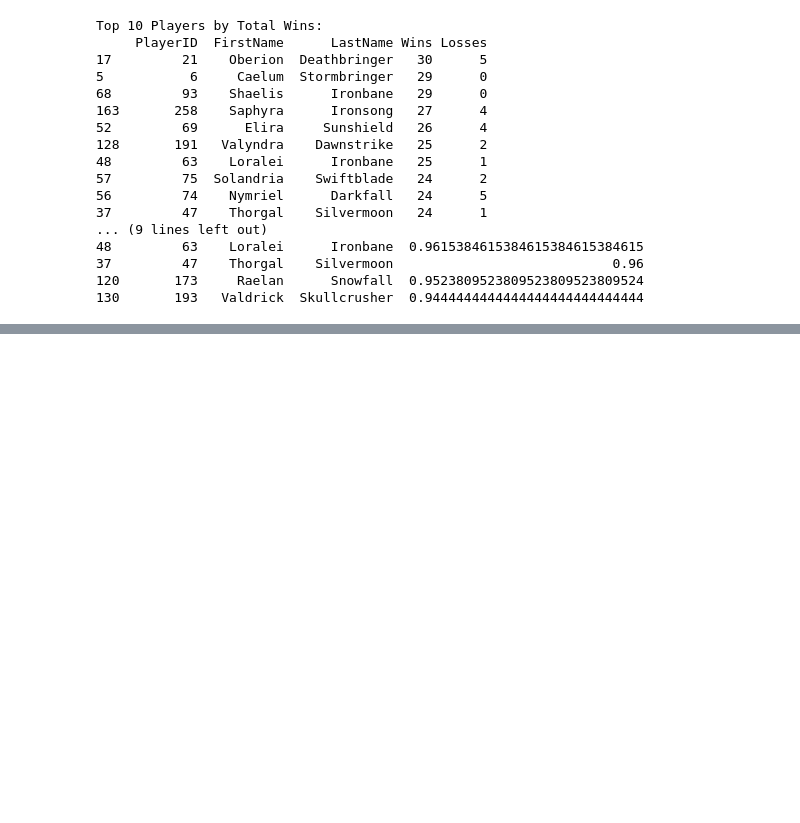
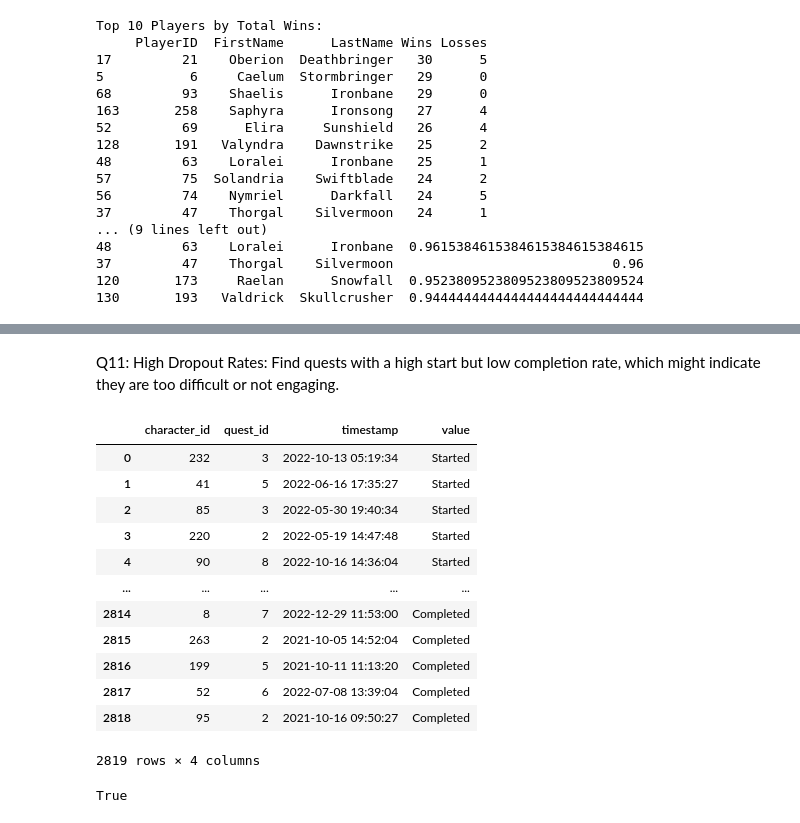
Before and after one commit to fabianzorr/Mystic_quest_Group_Project, a Jupyter notebook: Week_4_Refining_DB.ipynb, the cells around one changed output, grey strips where cells are left out. Drawn from its saved outputs; the diff is of its cells as text; code cells hidden in the pictures; blank space fills up the shorter version.

```diff
--- a/Week_4_Refining_DB.ipynb
+++ b/Week_4_Refining_DB.ipynb
@@ -1024,0 +1505,3 @@ Top 10 Players by Total Wins:
+# %% [markdown]
+Q11: High Dropout Rates: Find quests with a high start but low completion rate,
+which might indicate they are too difficult or not engaging.
@@ -1024,0 +1570,38 @@ Top 10 Players by Total Wins:
+# %%
+# Sample 60% of the original DataFrame
+sample_df = quest_events_df.sample(frac=0.7).reset_index(drop=True)
+
+# Add delta to the timestamps
+deltas = [
+    timedelta(
+        days=np.random.randint(0, 30),
+        hours=np.random.randint(0, 24),
+        minutes=np.random.randint(0, 60),
+        seconds=np.random.randint(0, 60)
+    ) for _ in range(len(sample_df))
+]
+
+sample_df['timestamp'] = sample_df['timestamp'] + pd.Series(deltas)
+sample_df['value'] = 'Completed'
+
+# Concatenate the original DataFrame with the new rows
+quest_events_df = pd.concat([quest_events_df, sample_df]).reset_index(drop=True)
+
+# Ensure there are no duplicates
+quest_events_df = quest_events_df.drop_duplicates(subset=['character_id', 'quest_id', 'value'])
+# %%
+quest_events_df
+# %% [output]
+|  | character_id | quest_id | timestamp | value |
+| 0 | 232 | 3 | 2022-10-13 05:19:34 | Started |
+| 1 | 41 | 5 | 2022-06-16 17:35:27 | Started |
+| 2 | 85 | 3 | 2022-05-30 19:40:34 | Started |
+| 3 | 220 | 2 | 2022-05-19 14:47:48 | Started |
+| 4 | 90 | 8 | 2022-10-16 14:36:04 | Started |
+| ... | ... | ... | ... | ... |
+| 2814 | 8 | 7 | 2022-12-29 11:53:00 | Completed |
+| 2815 | 263 | 2 | 2021-10-05 14:52:04 | Completed |
+| 2816 | 199 | 5 | 2021-10-11 11:13:20 | Completed |
+| 2817 | 52 | 6 | 2022-07-08 13:39:04 | Completed |
+| 2818 | 95 | 2 | 2021-10-16 09:50:27 | Completed |
+2819 rows × 4 columns
@@ -1024,0 +1625,32 @@ Top 10 Players by Total Wins:
+# %%
+connection = mysql.connector.connect(
+    host = 'localhost',
+    user= 'root',
+    password= '11Mfld11',
+    database= 'mystic_schema')
+
+cursor = connection.cursor()
+
+sql = """
+SELECT
+    quest_id,
+    SUM(CASE WHEN value = 'started' THEN 1 ELSE 0 END) as starts,
+    SUM(CASE WHEN value = 'completed' THEN 1 ELSE 0 END) as completions,
+    (SUM(CASE WHEN value = 'completed' THEN 1 ELSE 0 END) / SUM(CASE WHEN value = 'started'  THEN 1 ELSE 0 END)) as dropout_rate
+FROM
+    player_with_quest
+GROUP BY
+    quest_id
+ORDER BY
+    dropout_rate DESC;
+"""
+
+cursor.execute(sql)
+
+# Fetching and printing the results
+result = cursor.fetchall()
+result = pd.DataFrame(result, columns=['quest_id', 'started', 'completed', 'completion_rate'])
+# Closing the connection
+cursor.close()
+# %% [output]
+True
```
Also changed, not shown: parts of 31 cells of this notebook, 2 other files.
